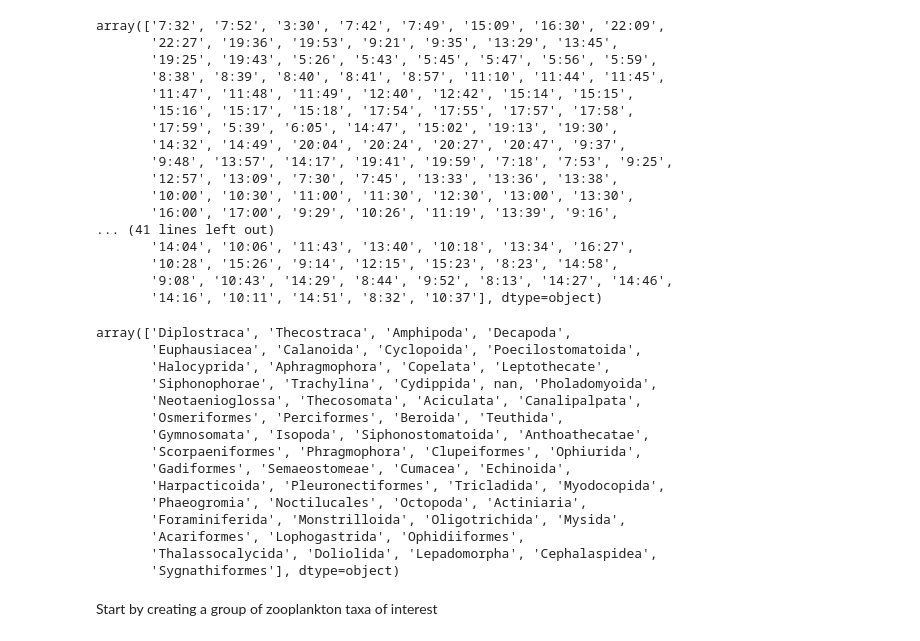
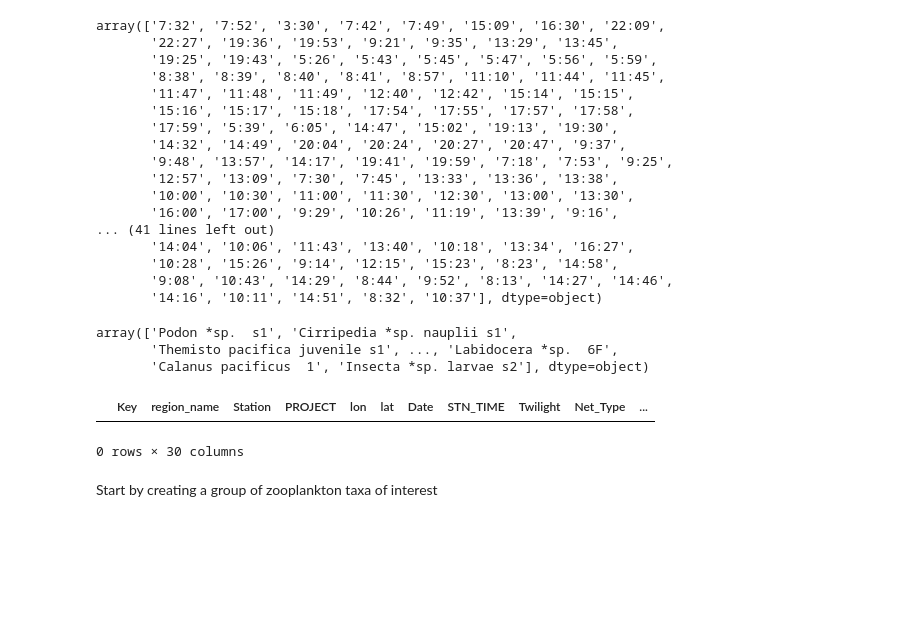
Before and after one commit to SalishSeaCast/analysis-karyn, a Jupyter notebook: notebooks/plotExamples/ZoopModelInitialAnalysis.ipynb, the cells around one changed output. Saved outputs shown, nothing was run; the diff lists cells and outputs as text; code cells hidden in the pictures; blank space fills up the shorter version.

```diff
--- a/notebooks/plotExamples/ZoopModelInitialAnalysis.ipynb
+++ b/notebooks/plotExamples/ZoopModelInitialAnalysis.ipynb
@@ -148,23 +148,16 @@ array(['7:32', '7:52', '3:30', '7:42', '7:49', '15:09', '16:30', '22:09',
 # %%
 df['dtUTC']=et.pac_to_utc(dts) #convert from Pac time to UTC
 # %%
-df['Order:'].unique()
+df['Name'].unique()
 # %% [output]
-array(['Diplostraca', 'Thecostraca', 'Amphipoda', 'Decapoda',
-       'Euphausiacea', 'Calanoida', 'Cyclopoida', 'Poecilostomatoida',
-       'Halocyprida', 'Aphragmophora', 'Copelata', 'Leptothecate',
-       'Siphonophorae', 'Trachylina', 'Cydippida', nan, 'Pholadomyoida',
-       'Neotaenioglossa', 'Thecosomata', 'Aciculata', 'Canalipalpata',
-       'Osmeriformes', 'Perciformes', 'Beroida', 'Teuthida',
-       'Gymnosomata', 'Isopoda', 'Siphonostomatoida', 'Anthoathecatae',
-       'Scorpaeniformes', 'Phragmophora', 'Clupeiformes', 'Ophiurida',
-       'Gadiformes', 'Semaeostomeae', 'Cumacea', 'Echinoida',
-       'Harpacticoida', 'Pleuronectiformes', 'Tricladida', 'Myodocopida',
-       'Phaeogromia', 'Noctilucales', 'Octopoda', 'Actiniaria',
-       'Foraminiferida', 'Monstrilloida', 'Oligotrichida', 'Mysida',
-       'Acariformes', 'Lophogastrida', 'Ophidiiformes',
-       'Thalassocalycida', 'Doliolida', 'Lepadomorpha', 'Cephalaspidea',
-       'Sygnathiformes'], dtype=object)
+array(['Podon *sp.  s1', 'Cirripedia *sp. nauplii s1',
+       'Themisto pacifica juvenile s1', ..., 'Labidocera *sp.  6F',
+       'Calanus pacificus  1', 'Insecta *sp. larvae s2'], dtype=object)
+# %%
+df.query("Name == 'Calanus pacificus' == 'Order'")
+# %% [output]
+|  | Key | region_name | Station | PROJECT | lon | lat | Date | STN_TIME | Twilight | Net_Type | ... |
+0 rows × 30 columns
 # %% [markdown]
 Start by creating a group of zooplankton taxa of interest
 # %%
```
Also changed, not shown: parts of 2 cells of this notebook.
